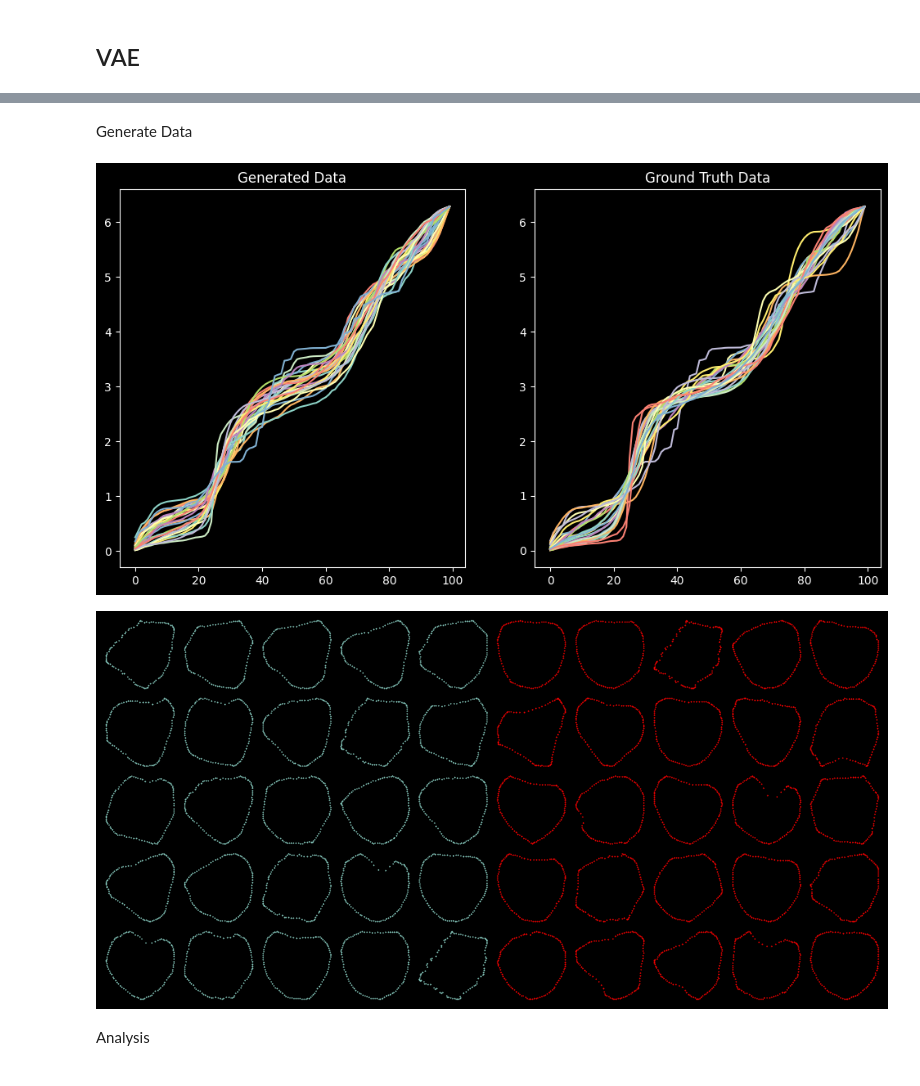
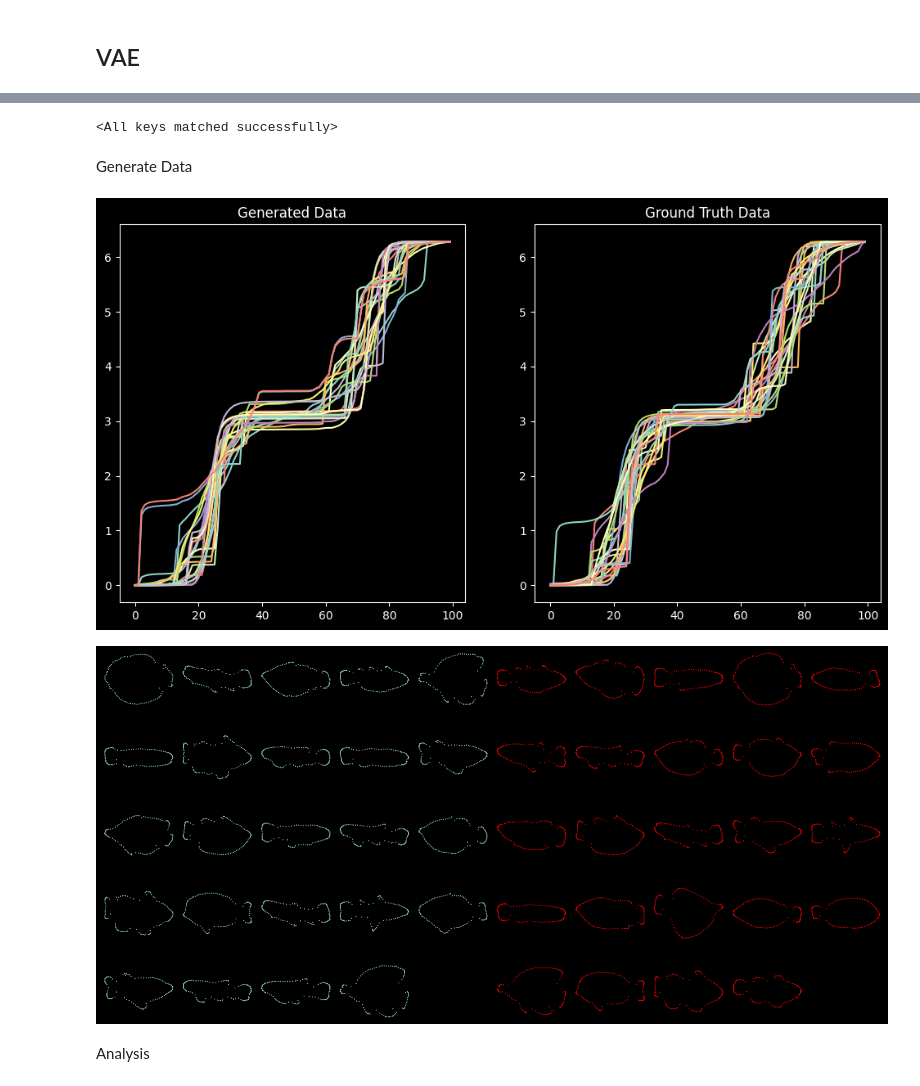
Before and after one commit to ChanceAroundYou/shape_prior_generation, a Jupyter notebook: VAE.ipynb, the cells around one changed output, grey strips where cells are left out. Cells and saved outputs as stored; diff of their text form; code cells hidden in the pictures.

```diff
--- a/VAE.ipynb
+++ b/VAE.ipynb
@@ -13,3 +14,7 @@ from matplotlib import pyplot as plt
 from utils.geodesicwelding import geodesicwelding
 
 # from utils.get_kl_rate import get_kl_rate
+# %%
+img_dir = 'data/img/BW fish'
+
+cw, data = load_from_dir(img_dir, 500, 100)
@@ -32,8 +56,9 @@ KL_RATE = 0.1
 torch.manual_seed(SEED)
 np.random.seed(SEED)
 # %%
-cw = load_cw(MAT_PATH, ["Case00"])
-print(cw.shape[0])
+# cw = load_cw(MAT_PATH, ["Case00"])
+# cw = np.stack([data[img_name][0] for img_name in data])
+print(cw.shape)
 cw_tensor = torch.tensor(cw)
 
 train_data = TensorDataset(cw_tensor)
@@ -53,7 +78,7 @@ model.initial()
 optimizer = optim.Adam(
     model.parameters(), lr=LR_RATE, weight_decay=1e-5, betas=(0.5, 0.999)
 )
-scheduler = optim.lr_scheduler.MultiStepLR(optimizer, milestones=[8000], gamma=0.5)
+scheduler = optim.lr_scheduler.MultiStepLR(optimizer, milestones=[10000], gamma=0.5)
 
 model.to(DEVICE)
 
@@ -123,3 +162,25 @@ Epoch 2400/2500 | loss: 1.0240, recon_loss: 0.1581, kl_loss: 8.6585, true_loss:
+# %%
+# torch.load(best_params, 'checkpoints/ResVAE.pth')
+model.load_state_dict(best_params)
+# for i, [input_data] in enumerate(train_loader):
+#     input_data = input_data.to(DEVICE, dtype=torch.float32).view(input_data.shape[0], INPUT_DIM)
+#     x_reconstructed, mu, sigma = model(input_data)
+
+#     kl_rate = KL_RATE
+#     loss_dict = model.loss(x_reconstructed, input_data, mu, sigma, kl_rate)
+
+#     # Append losses to the lists
+#     for k, v in loss_dict.items():
+#         if k not in loss_list_dict:
+#             loss_list_dict[k] = np.zeros(loader_size)
+
+#         loss_list_dict[k][i] = v.item()
+
+# print(
+#     f"{', '.join([f'{k}: {v.mean():.4f}' for k, v in loss_list_dict.items()])}"
+# )
+# %% [output]
+<All keys matched successfully>
 # %% [markdown]
 Generate Data
 # %%
@@ -151,8 +212,8 @@ def generate(num=1, mu_vals=None, sigma_vals=None, z_dim=Z_DIM):
 n = min(100, cw.shape[0])
 
 # generated_data = h.view(-1, 100).cpu().detach().numpy()
-generated_data = generate(num=n, sigma_vals=np.repeat(1, Z_DIM))
-diff = 1 / (np.exp(generated_data) + 1e-8)
+diff = generate(num=n, mu_vals=np.repeat(0, Z_DIM), sigma_vals=np.repeat(2, Z_DIM))
+diff = 1 / (np.exp(diff) + 1e-6)
 diff = diff / diff.sum(axis=1, keepdims=True) * 2 * np.pi
 angle = np.cumsum(diff, axis=1)
 
@@ -162,8 +223,8 @@ ax.title.set_text("Generated Data")
 for i in range(angle.shape[0]):
     ax.plot(angle[i])
 
-ground_truth = cw[np.random.choice(range(cw.shape[0]), n, replace=False)]
-ground_truth_diff = 1 / (np.exp(ground_truth) + 1e-8)
+ground_truth_diff = cw[np.sort(np.random.choice(range(cw.shape[0]), n, replace=False))]
+ground_truth_diff = 1 / (np.exp(ground_truth_diff) + 1e-6)
 ground_truth_diff = (
     ground_truth_diff / ground_truth_diff.sum(axis=1, keepdims=True) * 2 * np.pi
 )
@@ -174,42 +235,43 @@ ax.title.set_text("Ground Truth Data")
 for i in range(ground_truth_angle.shape[0]):
     ax.plot(ground_truth_angle[i])
 # %% [output]
-[figure, old version]
+[figure, new version]
 # %%
 x = np.linspace(0, 2 * np.pi, INPUT_DIM + 1)[:INPUT_DIM]
 xs = np.exp(1j * x)
 
 x_num = 5
 y_num = int(np.floor(2 * n / x_num))
-subfigure_size = 1.5
-
+subfigure_size = 2
 fig = plt.figure(figsize=(2 * x_num * subfigure_size, y_num * subfigure_size))
 fig.subplots_adjust(hspace=0.05, wspace=0.05)
 
 # Blue for generated data
 for i in range(n):
     ys = np.exp(1j * angle[i])
     try:
         r, _ = geodesicwelding(ys, [], ys, xs)
     except:
         pass
     k = i // x_num * 2 * x_num + i % x_num + 1
     plt.subplot(y_num, 2 * x_num, k)
+    plt.gca().set_aspect("equal", adjustable="box")
     plt.scatter(r.real, r.imag, s=0.3)
     plt.axis("off")
 
 # Red for ground truth data
 for i in range(n):
     ys = np.exp(1j * ground_truth_angle[i])
     try:
         r, _ = geodesicwelding(ys, [], ys, xs)
     except:
         pass
     k = i // x_num * 2 * x_num + i % x_num + 1 + x_num
     plt.subplot(y_num, 2 * x_num, k)
+    plt.gca().set_aspect("equal", adjustable="box")
     plt.scatter(r.real, r.imag, s=0.3, color="r")
     plt.axis("off")
 # %% [output]
-[figure, old version]
+[figure, new version]
 # %% [markdown]
 Analysis
```
Also changed, not shown: parts of 9 cells of this notebook, 3 other files.
